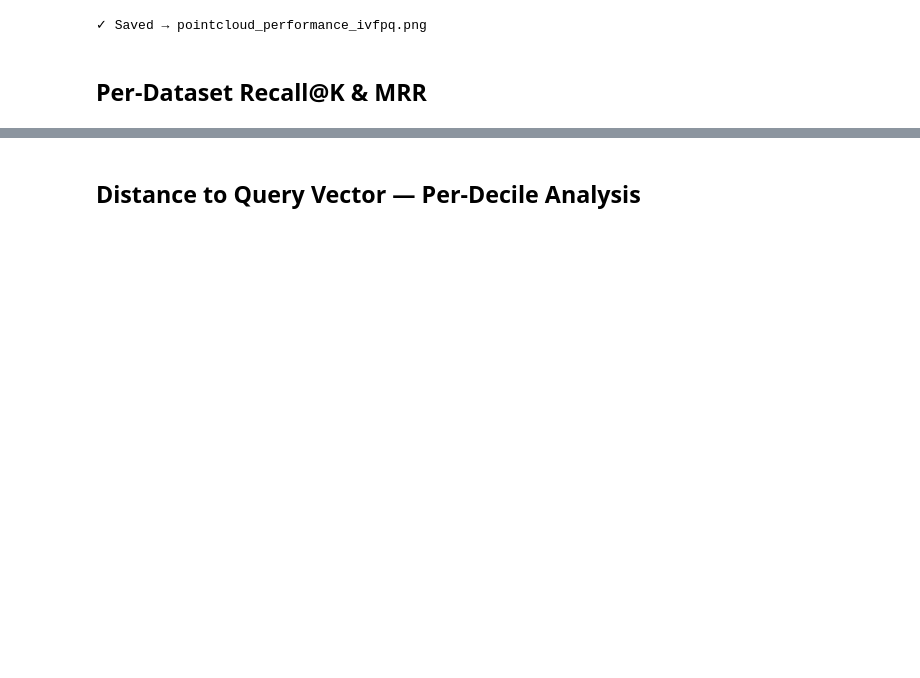
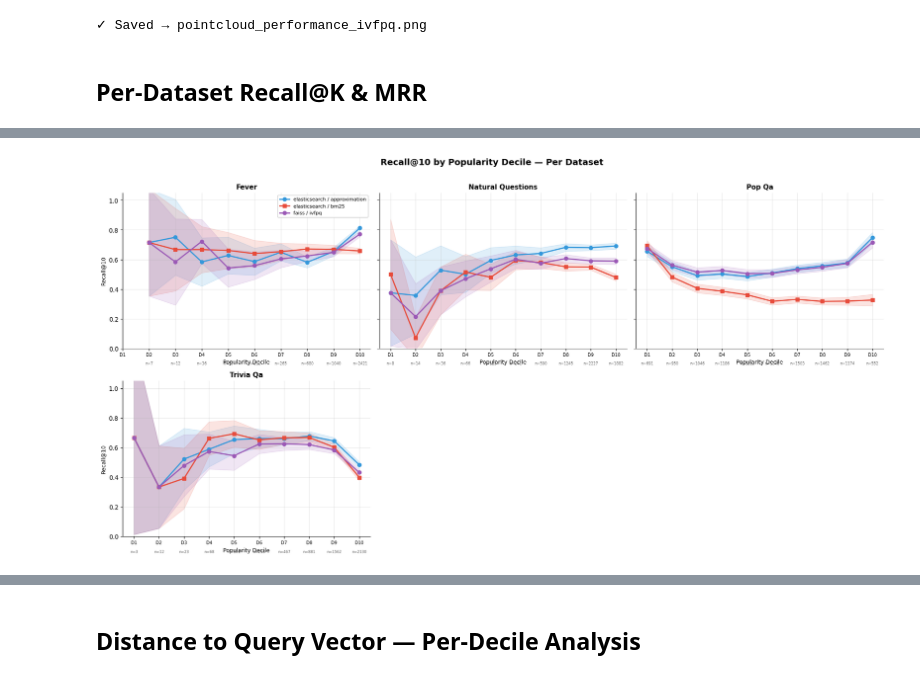
Before and after one commit to Cyro292/PopularityBias, a Jupyter notebook: notebooks/eval/02_retrieval_performance.ipynb, the cells around one changed output, grey strips where cells are left out. Drawn from its saved outputs; the diff is of its cells as text; code cells hidden in the pictures; blank space fills up the shorter version.

```diff
--- a/notebooks/eval/02_retrieval_performance.ipynb
+++ b/notebooks/eval/02_retrieval_performance.ipynb
@@ -356,0 +301,86 @@ else:
+# %%
+primary_k  = K_VALUES_DETAILED[-1]
+recall_col = f"recall@{primary_k}"
+
+if GROUP_COL:
+    datasets = sorted(
+        set().union(*[results_by_strategy[s][GROUP_COL].dropna().unique()
+                       for s in ALL_STRATEGIES])
+    )
+    n_ds  = len(datasets)
+    ncols = min(3, n_ds)
+    nrows = (n_ds + ncols - 1) // ncols
+
+    for metric, ylabel, title_suffix in [
+        (recall_col,        f"Recall@{primary_k}", f"Recall@{primary_k}"),
+        ("reciprocal_rank", "Reciprocal Rank",     "MRR"),
+    ]:
+        fig, axes = plt.subplots(nrows, ncols,
+                                 figsize=(6 * ncols, 4.5 * nrows),
+                                 sharey=True, squeeze=False)
+        axes_flat = axes.flatten()
+
+        for idx, ds in enumerate(datasets):
+            ax = axes_flat[idx]
+
+            # collect per-decile n from the first strategy that has this dataset
+            ref_n: dict[int, int] = {}
+            for strategy in ALL_STRATEGIES:
+                df  = results_by_strategy[strategy]
+                sub = df[(df[GROUP_COL] == ds) & (df[decile_col] >= 0)]
+                if sub.empty:
+                    continue
+                ref_n = sub.groupby(decile_col).size().to_dict()
+                break  # same questions across strategies; one pass is enough
+
+            for strategy in ALL_STRATEGIES:
+                df  = results_by_strategy[strategy]
+                sub = df[df[GROUP_COL] == ds].copy()
+                if sub.empty or metric not in sub.columns:
+                    continue
+                sub = sub[sub[decile_col] >= 0]
+                grp = (sub.groupby(decile_col)[metric]
+                          .agg(mean="mean", sem=lambda v: v.std(ddof=1) / np.sqrt(len(v)))
+                          .reset_index())
+                grp.columns = ["decile", "mean", "sem"]
+                ci = grp["sem"] * 1.96
+                ax.plot(grp["decile"] + 1, grp["mean"],
+                        marker=markers[strategy], linewidth=2,
+                        color=strategy_colors[strategy],
+                        label=strategy_label(strategy))
+                ax.fill_between(grp["decile"] + 1,
+                                grp["mean"] - ci, grp["mean"] + ci,
+                                color=strategy_colors[strategy], alpha=0.15)
+
+            # annotate n= below each decile tick
+            for decile, n in sorted(ref_n.items()):
+                ax.text(decile + 1, -0.085, f"n={n}",
+                        ha="center", va="top", fontsize=6, color="#666666",
+                        transform=ax.get_xaxis_transform())
+
+            ax.set_title(ds.replace("_", " ").title(), fontsize=11, fontweight="bold")
+            ax.set_xlabel("Popularity Decile", fontsize=9)
+            ax.set_ylabel(ylabel if idx % ncols == 0 else "", fontsize=9)
+            ax.set_xticks(range(1, 11))
+            ax.set_xticklabels([f"D{d}" for d in range(1, 11)], fontsize=7)
+            ax.set_ylim(0, 1.05)
+            ax.grid(alpha=0.3)
+            ax.spines[["top", "right"]].set_visible(False)
+            if idx == 0:
+                ax.legend(fontsize=8, framealpha=0.95)
+
+        # hide unused subplots
+        for idx in range(n_ds, len(axes_flat)):
+            axes_flat[idx].set_visible(False)
+
+        fig.suptitle(f"{title_suffix} by Popularity Decile — Per Dataset",
+                     fontsize=14, fontweight="bold", y=1.01)
+        plt.tight_layout()
+        fname = f"per_dataset_decile_{metric.replace('@', '_at_').replace('reciprocal_rank', 'mrr')}.png"
+        plt.savefig(RESULTS_DIR / fname, dpi=150, bbox_inches="tight")
+        plt.show()
+        print(f"✓ Saved → {fname}")
+else:
+    print("No GROUP_COL found — skipping per-dataset decile analysis.")
+# %% [output]
+[figure, added]
```
Also changed, not shown: parts of 9 cells of this notebook, 16 other files.
